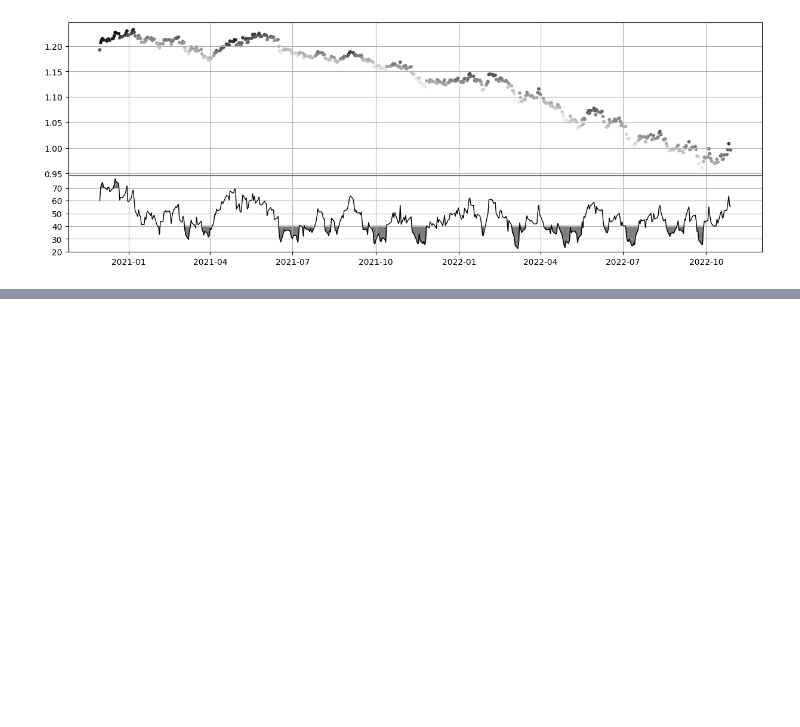
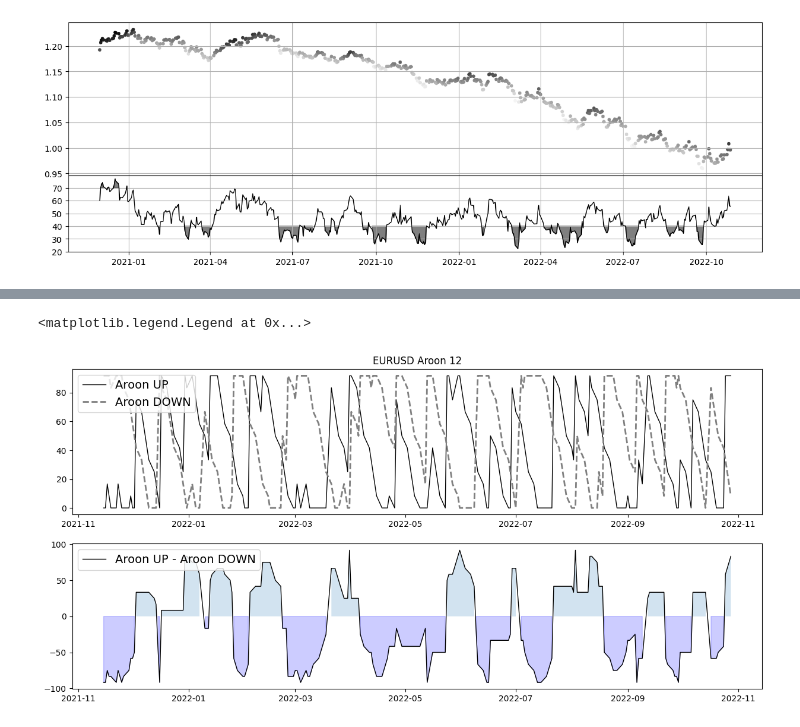
Before and after one commit to jackonedev/ZPRO_backtesting, a Jupyter notebook: quantitative_backtest-02.ipynb, the cells around one changed output, grey strips where cells are left out. Drawn from its saved outputs; the diff is of its cells as text; code cells hidden in the pictures; blank space fills up the shorter version.

```diff
--- a/quantitative_backtest-02.ipynb
+++ b/quantitative_backtest-02.ipynb
@@ -215,0 +210,2 @@ Index(['2020-11-30', '2020-12-01', '2020-12-02', '2020-12-03', '2020-12-04',
+# %%
+data.drop(columns='rsi', inplace=True)
@@ -215,0 +214,12 @@ Index(['2020-11-30', '2020-12-01', '2020-12-02', '2020-12-03', '2020-12-04',
+# %%
+# AROON
+n=12
+data['smin'] = data.Low.shift().rolling(n).apply(lambda x: x.argmin())
+data['smax'] = data.High.shift().rolling(n).apply(lambda x: x.argmax())
+data['aroon_up'] = 100*data['smax'] /n
+data['aroon_down'] = 100*data['smin'] /n
+data['aroon_dif'] = data['aroon_up'] - data['aroon_down']
+
+
+tail = data.tail(n)
+tail.style.highlight_max('High').highlight_min("Low")
@@ -215,0 +240,17 @@ Index(['2020-11-30', '2020-12-01', '2020-12-02', '2020-12-03', '2020-12-04',
+# %%
+last_year  = data.iloc[-250:, -3:]
+last_year.index = pd.to_datetime(last_year.index)
+
+fig, ax = plt.subplots(figsize=(15,7), nrows=2)
+ax[0].set_title(f"EURUSD Aroon {n}")
+ax[0].plot(last_year["aroon_up"], lw=1, ls='-', color='k', label='Aroon UP')
+ax[0].plot(last_year['aroon_down'], lw=2, ls='--', color='gray', label='Aroon DOWN')
+ax[0].legend(loc='upper left', fontsize=14)
+
+ax[1].plot(last_year['aroon_dif'], lw=1, ls='-', color='k', label='Aroon UP - Aroon DOWN')
+ax[1].fill_between(last_year.index, last_year['aroon_dif'], 0, where=last_year['aroon_dif']>0, alpha=0.2)
+ax[1].fill_between(last_year.index, last_year['aroon_dif'], 0, where=last_year['aroon_dif']<0, color='blue', alpha=0.2)
+ax[1].legend(loc='upper left', fontsize=14)
+# %% [output]
+<matplotlib.legend.Legend at 0x...>
+[figure, added]
```
Also changed, not shown: parts of 12 cells of this notebook, 1 other file.
